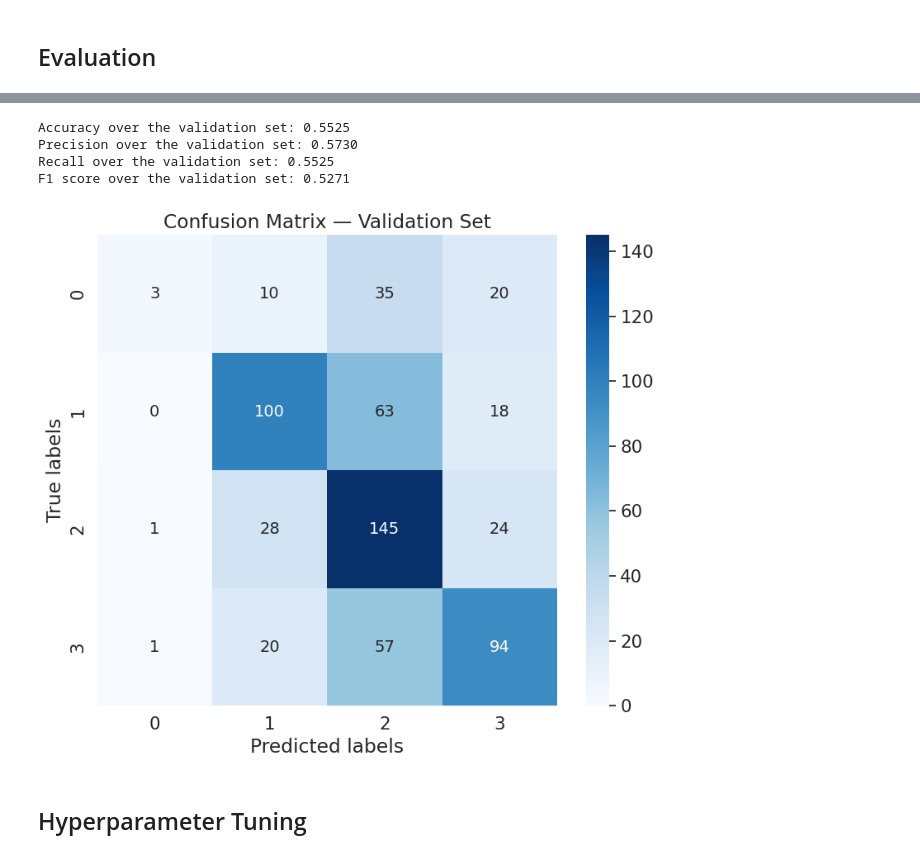
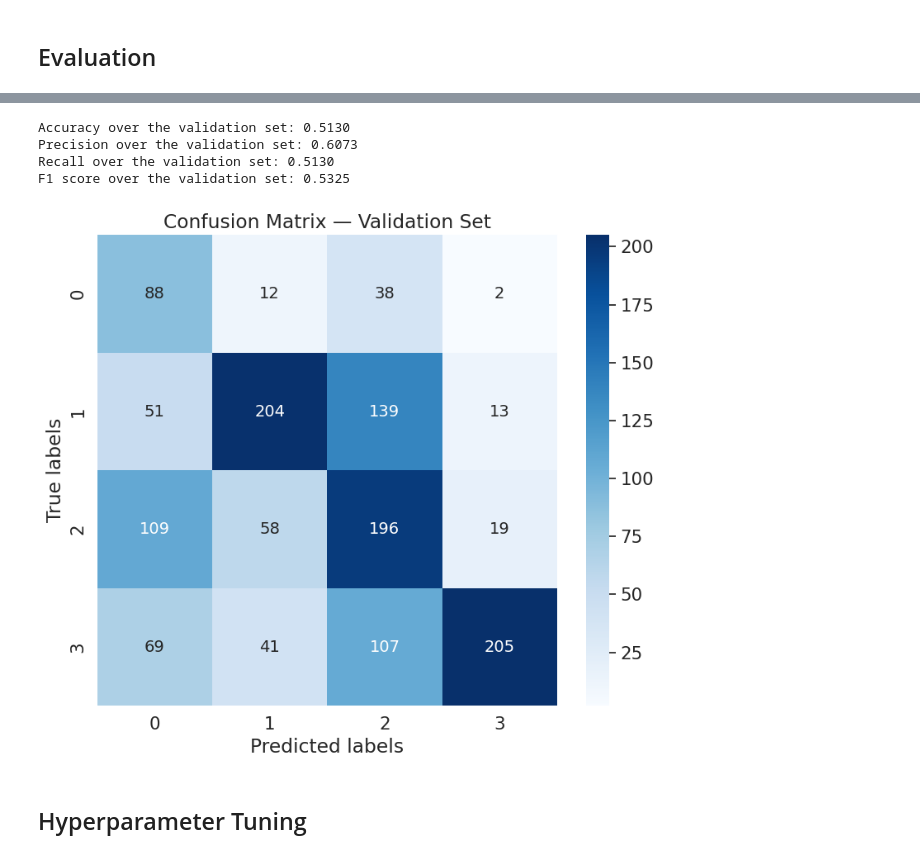
Before and after one commit to hanzla-khalid98/challenge-2_AN2DL_2025, a Jupyter notebook: notebooks/CNNDualPath_model.ipynb, the cells around one changed output, grey strips where cells are left out. Cells and saved outputs as stored; diff of their text form; code cells hidden in the pictures.

Commit message:
Dual Path Model

```diff
--- a/notebooks/CNNDualPath_model.ipynb
+++ b/notebooks/CNNDualPath_model.ipynb
@@ -158,0 +336,11 @@ test_ds  = AugmentedDataset(X_test, labels=None, images_id=images_test_name, tra
+# %%
+#mapping
+class_mapping = {
+    "Triple negative": 0,
+    "Luminal A": 1,
+    "Luminal B": 2,
+    "HER2(+)": 3
+}
+
+y_train = np.array([class_mapping[label] for label in y_train])
+y_val   = np.array([class_mapping[label] for label in y_val])
@@ -599,19 +850,3 @@ Channel Multiplier: 2
 # Initialize best model tracking variables
 best_model = None
 best_performance = float('-inf')
-# %%
-inception_model = InceptionModel(
-    input_shape=input_shape,
-    output_shape=num_classes,
-    dropout_rate=DROPOUT_RATE,
-    num_blocks=NUM_BLOCKS,
-    use_stride=USE_STRIDE,
-    stride_value=STRIDE_VALUE,
-    padding_size=PADDING_SIZE,
-    pool_size=POOL_SIZE,
-    initial_channels=INITIAL_CHANNELS,
-    channel_multiplier=CHANNEL_MULTIPLIER
-).to(device)
-
-# Affichage du résumé
-summary(inception_model, input_size=input_shape)
@@ -646,15 +886,15 @@ scheduler = torch.optim.lr_scheduler.CosineAnnealingLR(
     eta_min=1e-6
 )
 # %%
-experiment_name = "cnn_baselinev2_3"
+experiment_name = "cnn_dualpath_1"
 
 writer = SummaryWriter(f"./{logs_dir}/cnn")
 
 
 # %%time
 # Train model and track training history
-inception_model, training_history = fit(
-    model=inception_model,
+dualpath_model, training_history = fit(
+    model=dualpath_model,
     train_loader=train_loader,
     val_loader=val_loader,
     epochs=EPOCHS,
@@ -676,7 +916,7 @@ inception_model, training_history = fit(
 
 # Update best model if current performance is superior
 if training_history['val_f1'][-1] > best_performance:
-    best_model = inception_model
+    best_model = dualpath_model # Changed from inception_model to dualpath_model
     best_performance = training_history['val_f1'][-1]
 # %% [output]
 Training 200 epochs...
@@ -728,55 +968,57 @@ plt.show()
 # Collect predictions and ground truth labels
 val_preds, val_targets = [], []
 with torch.no_grad():  # Disable gradient computation for inference
-    for xb, yb in val_loader:
-        xb = xb.to(device)
+    for imgs, masks, labels in val_loader:
+        imgs = imgs.to(device)
+        masks = masks.to(device)
+        labels = labels.to(device)
         # Permute dimensions from (batch_size, height, width, channels) to (batch_size, channels, height, width)
         # This line is now redundant and incorrect as data is already (Batch, Channels, Height, Width)
         # xb = xb.permute(0, 3, 1, 2)
 
         # Forward pass: get model predictions
-        logits = inception_model(xb)
+        logits = inception_model(imgs, masks)
         preds = logits.argmax(dim=1).cpu().numpy()
 
         # Store batch results
         val_preds.append(preds)
-        val_targets.append(yb.numpy())
+        val_targets.append(labels.cpu().numpy())
 
 # Combine all batches into single arrays
 val_preds = np.concatenate(val_preds)
 val_targets = np.concatenate(val_targets)
 
 # Calculate overall validation metrics
 val_acc = accuracy_score(val_targets, val_preds)
 val_prec = precision_score(val_targets, val_preds, average='weighted')
 val_rec = recall_score(val_targets, val_preds, average='weighted')
 val_f1 = f1_score(val_targets, val_preds, average='weighted')
 print(f"Accuracy over the validation set: {val_acc:.4f}")
 print(f"Precision over the validation set: {val_prec:.4f}")
 print(f"Recall over the validation set: {val_rec:.4f}")
 print(f"F1 score over the validation set: {val_f1:.4f}")
 
 # Generate confusion matrix for detailed error analysis
 cm = confusion_matrix(val_targets, val_preds)
 
 # Create numeric labels for heatmap annotation
 labels = np.array([f"{num}" for num in cm.flatten()]).reshape(cm.shape)
 
 # Visualise confusion matrix
 plt.figure(figsize=(8, 7))
 sns.heatmap(cm, annot=labels, fmt='',
             cmap='Blues')
 plt.xlabel('Predicted labels')
 plt.ylabel('True labels')
 plt.title('Confusion Matrix — Validation Set')
 plt.tight_layout()
 plt.show()
 # %% [output]
-Accuracy over the validation set: 0.5525
-Precision over the validation set: 0.5730
-Recall over the validation set: 0.5525
-F1 score over the validation set: 0.5271
+Accuracy over the validation set: 0.5130
+Precision over the validation set: 0.6073
+Recall over the validation set: 0.5130
+F1 score over the validation set: 0.5325
-[figure, old version]
+[figure, new version]
 # %% [markdown]
 ## Hyperparameter Tuning
 # %%
```
Also changed, not shown: parts of 34 cells of this notebook.
